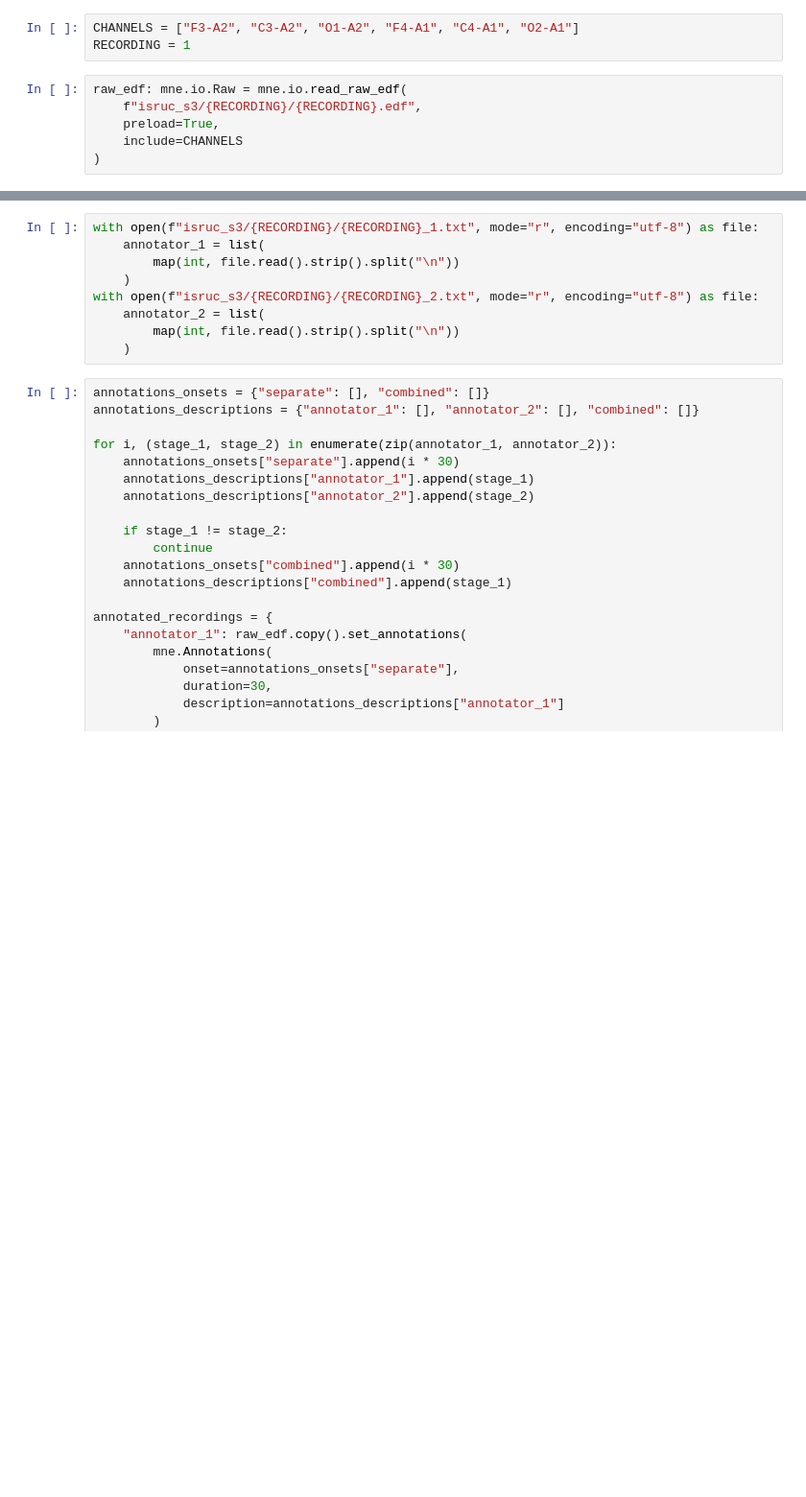
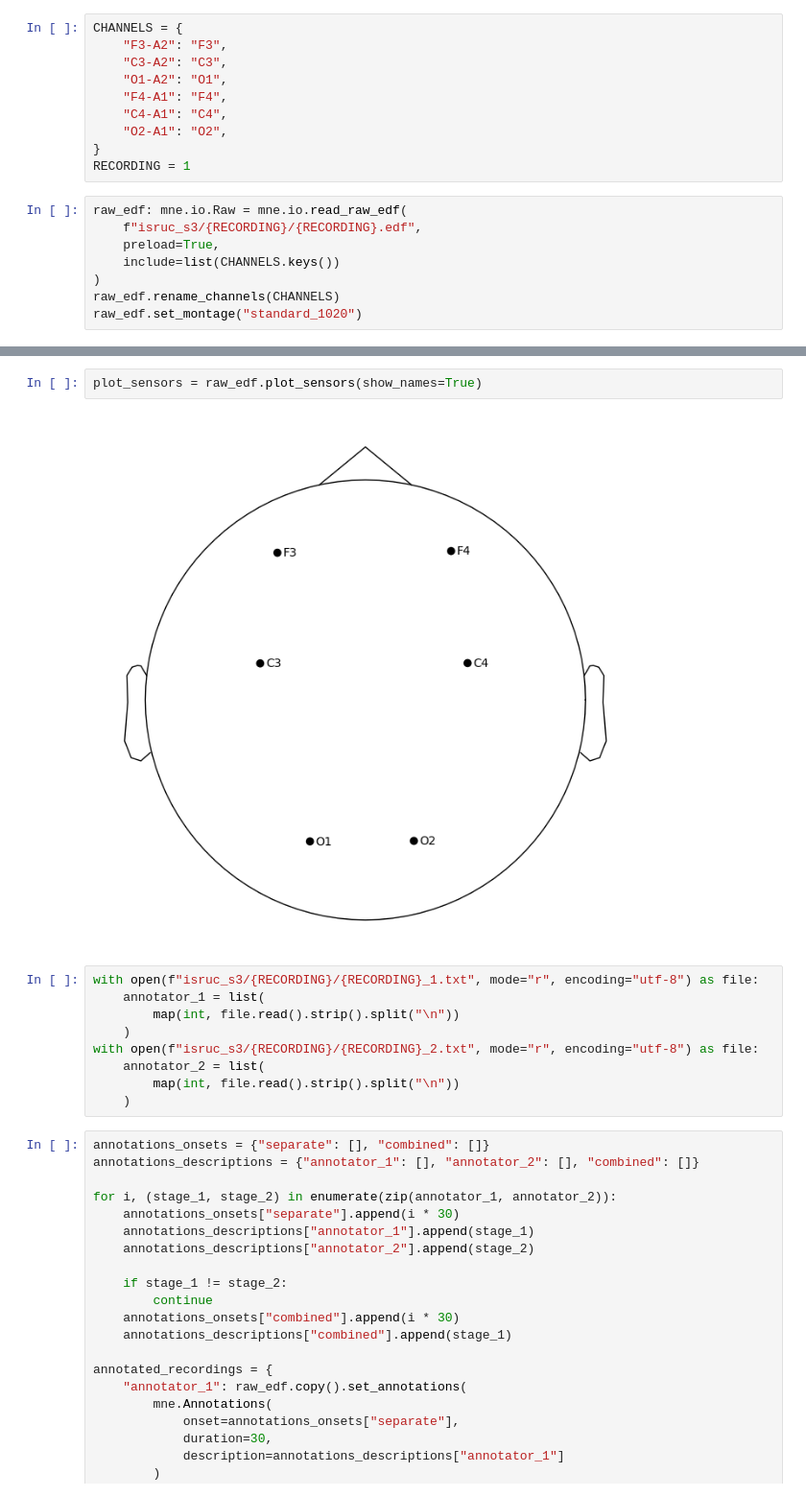
Before and after one commit to rommmmmka/mldm-project, a Jupyter notebook: data_preprocessing.ipynb, the cells around one changed output, grey strips where cells are left out. Shown at 96% size. Saved outputs shown, nothing was run; the diff lists cells and outputs as text; blank space fills up the shorter version.

Commit message:
added sensors plotting

```diff
--- a/data_preprocessing.ipynb
+++ b/data_preprocessing.ipynb
@@ -4,12 +5,21 @@ import os
 # %%
-CHANNELS = ["F3-A2", "C3-A2", "O1-A2", "F4-A1", "C4-A1", "O2-A1"]
+CHANNELS = {
+    "F3-A2": "F3",
+    "C3-A2": "C3",
+    "O1-A2": "O1",
+    "F4-A1": "F4",
+    "C4-A1": "C4",
+    "O2-A1": "O2",
+}
 RECORDING = 1
 # %%
 raw_edf: mne.io.Raw = mne.io.read_raw_edf(
     f"isruc_s3/{RECORDING}/{RECORDING}.edf",
     preload=True,
-    include=CHANNELS
+    include=list(CHANNELS.keys())
 )
+raw_edf.rename_channels(CHANNELS)
+raw_edf.set_montage("standard_1020")
 # %% [output]
 Extracting EDF parameters from C:\Users\Raman\PycharmProjects\mldm-project\isruc_s3\1\1.edf...
 EDF file detected
@@ -19,3 +45,7 @@ Reading 0 ... 5723999  =      0.000 ... 28619.995 secs...
+# %%
+plot_sensors = raw_edf.plot_sensors(show_names=True)
+# %% [output]
+[figure, added]
 # %%
 with open(f"isruc_s3/{RECORDING}/{RECORDING}_1.txt", mode="r", encoding="utf-8") as file:
     annotator_1 = list(
```
Also changed, not shown: parts of 3 cells of this notebook.
